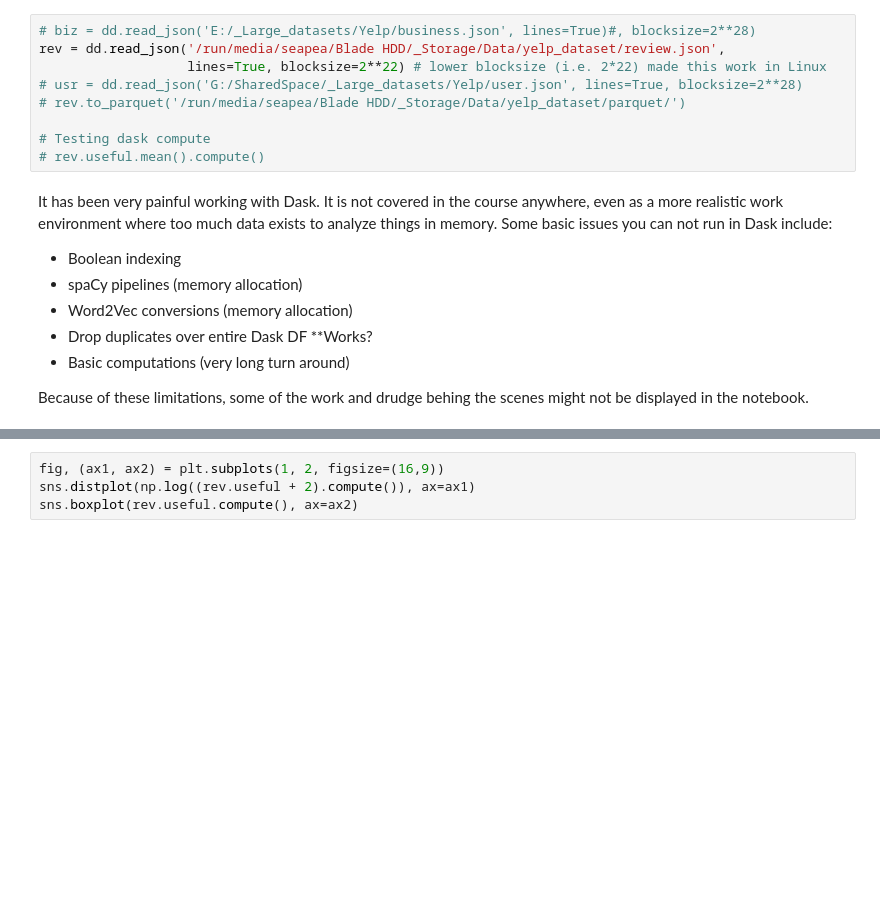
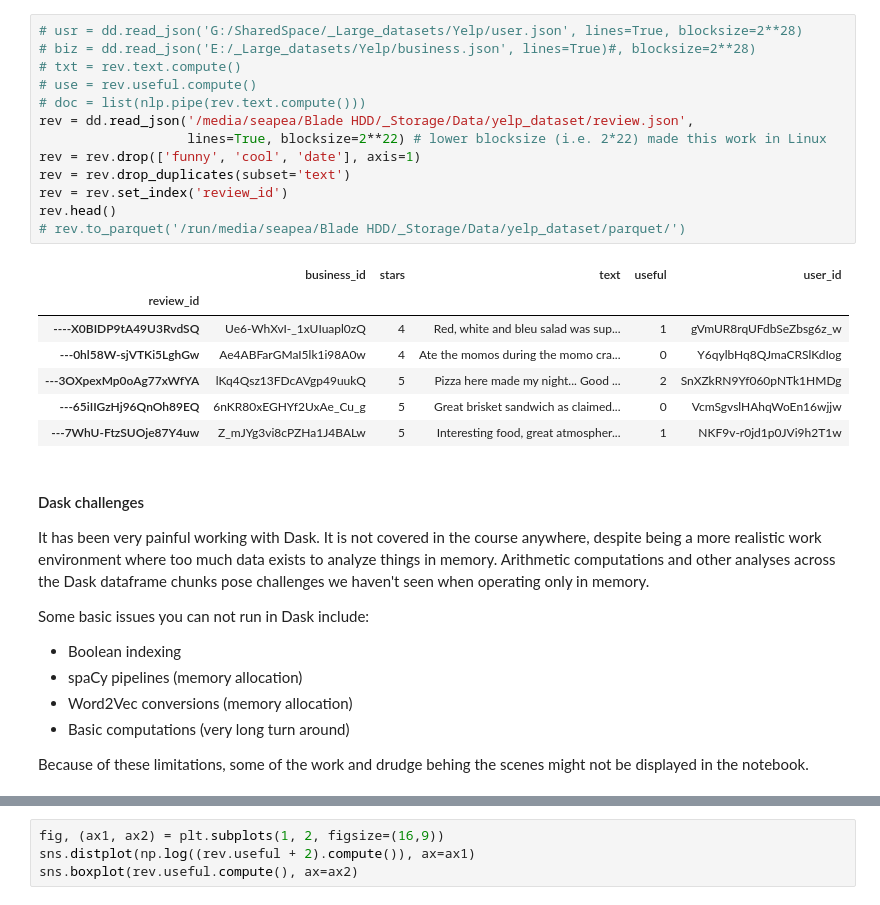
Before and after one commit to SeaPeaMurray/thinkful-apprenticeship, a Jupyter notebook: DS_bootcamp/8. Final_Capstone/Final_capstone_YelpChallenge_unix.ipynb, the cells around one changed output, grey strips where cells are left out. Cells and saved outputs as stored; diff of their text form; blank space fills up the shorter version.

```diff
--- a/DS_bootcamp/8. Final_Capstone/Final_capstone_YelpChallenge_unix.ipynb
+++ b/DS_bootcamp/8. Final_Capstone/Final_capstone_YelpChallenge_unix.ipynb
@@ -19,19 +28,33 @@ path = '/run/media/seapea/Blade HDD/_Storage/Data/yelp_dataset/parquet'
 # %%
+# usr = dd.read_json('G:/SharedSpace/_Large_datasets/Yelp/user.json', lines=True, blocksize=2**28)
 # biz = dd.read_json('E:/_Large_datasets/Yelp/business.json', lines=True)#, blocksize=2**28)
-rev = dd.read_json('/run/media/seapea/Blade HDD/_Storage/Data/yelp_dataset/review.json',
+# txt = rev.text.compute()
+# use = rev.useful.compute()
+# doc = list(nlp.pipe(rev.text.compute()))
+rev = dd.read_json('/media/seapea/Blade HDD/_Storage/Data/yelp_dataset/review.json',
                    lines=True, blocksize=2**22) # lower blocksize (i.e. 2*22) made this work in Linux
-# usr = dd.read_json('G:/SharedSpace/_Large_datasets/Yelp/user.json', lines=True, blocksize=2**28)
+rev = rev.drop(['funny', 'cool', 'date'], axis=1)
+rev = rev.drop_duplicates(subset='text')
+rev = rev.set_index('review_id')
+rev.head()
 # rev.to_parquet('/run/media/seapea/Blade HDD/_Storage/Data/yelp_dataset/parquet/')
-
-# Testing dask compute
-# rev.useful.mean().compute()
+# %% [output]
+|  | business_id | stars | text | useful | user_id |
+| review_id |  |  |  |  |  |
+| ----X0BIDP9tA49U3RvdSQ | Ue6-WhXvI-_1xUIuapl0zQ | 4 | Red, white and bleu salad was sup... | 1 | gVmUR8rqUFdbSeZbsg6z_w |
+| ---0hl58W-sjVTKi5LghGw | Ae4ABFarGMaI5lk1i98A0w | 4 | Ate the momos during the momo cra... | 0 | Y6qylbHq8QJmaCRSlKdIog |
+| ---3OXpexMp0oAg77xWfYA | lKq4Qsz13FDcAVgp49uukQ | 5 | Pizza here made my night... Good ... | 2 | SnXZkRN9Yf060pNTk1HMDg |
+| ---65iIIGzHj96QnOh89EQ | 6nKR80xEGHYf2UxAe_Cu_g | 5 | Great brisket sandwich as claimed... | 0 | VcmSgvslHAhqWoEn16wjjw |
+| ---7WhU-FtzSUOje87Y4uw | Z_mJYg3vi8cPZHa1J4BALw | 5 | Interesting food, great atmospher... | 1 | NKF9v-r0jd1p0JVi9h2T1w |
 # %% [markdown]
-It has been very painful working with Dask. It is not covered in the course anywhere, even as a more realistic work environment where too much data exists to analyze things in memory. Some basic issues you can not run in Dask include:
+#### Dask challenges
+It has been very painful working with Dask. It is not covered in the course anywhere, despite being a more realistic work environment where too much data exists to analyze things in memory. Arithmetic computations and other analyses across the Dask dataframe chunks pose challenges we haven't seen when operating only in memory.
+
+Some basic issues you can not run in Dask include:
 
 - Boolean indexing
 - spaCy pipelines (memory allocation)
 - Word2Vec conversions (memory allocation)
-- Drop duplicates over entire Dask DF **Works?
 - Basic computations (very long turn around)
 
 Because of these limitations, some of the work and drudge behing the scenes might not be displayed in the notebook.
```
Also changed, not shown: parts of 18 cells of this notebook.
